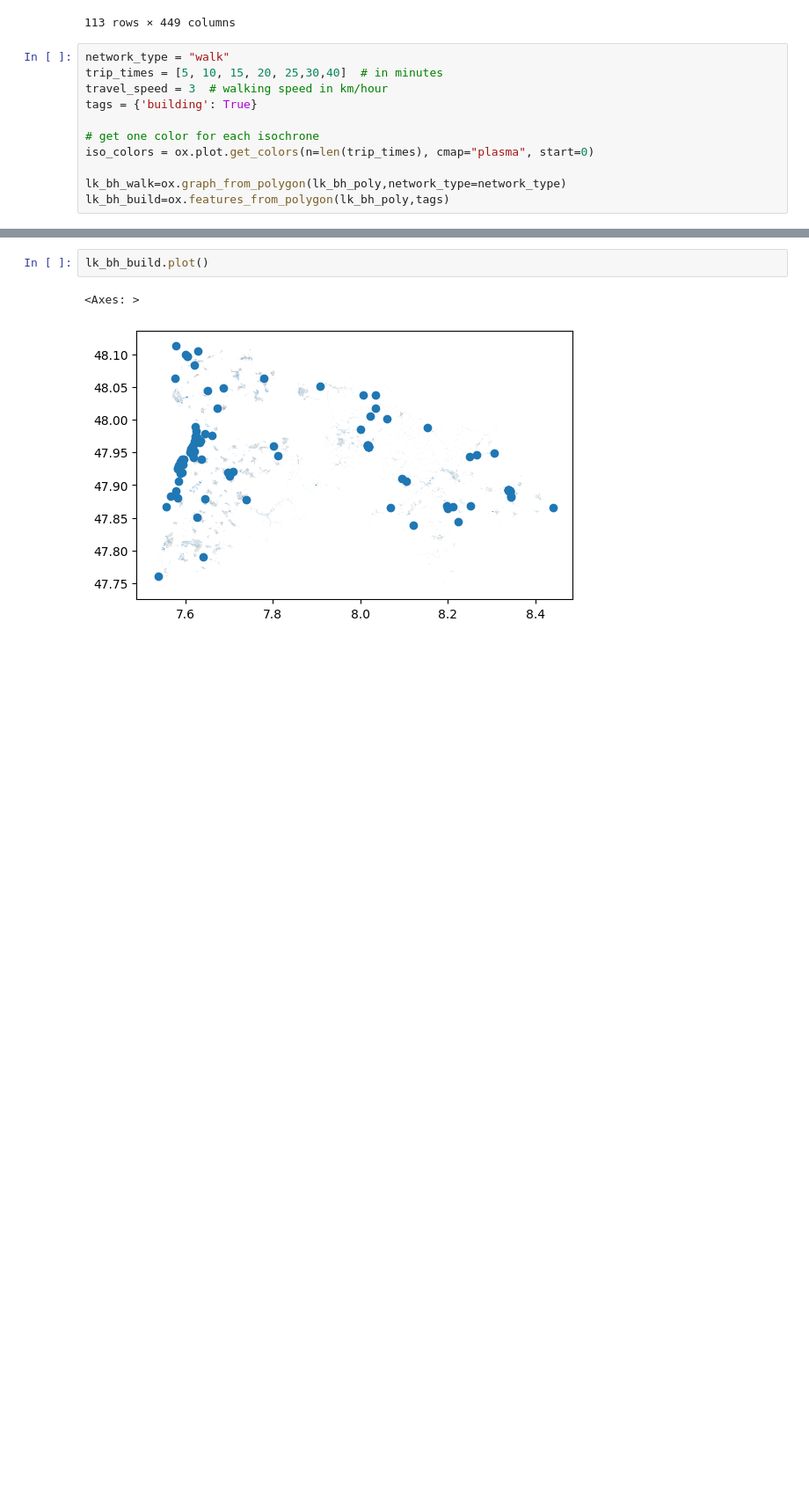
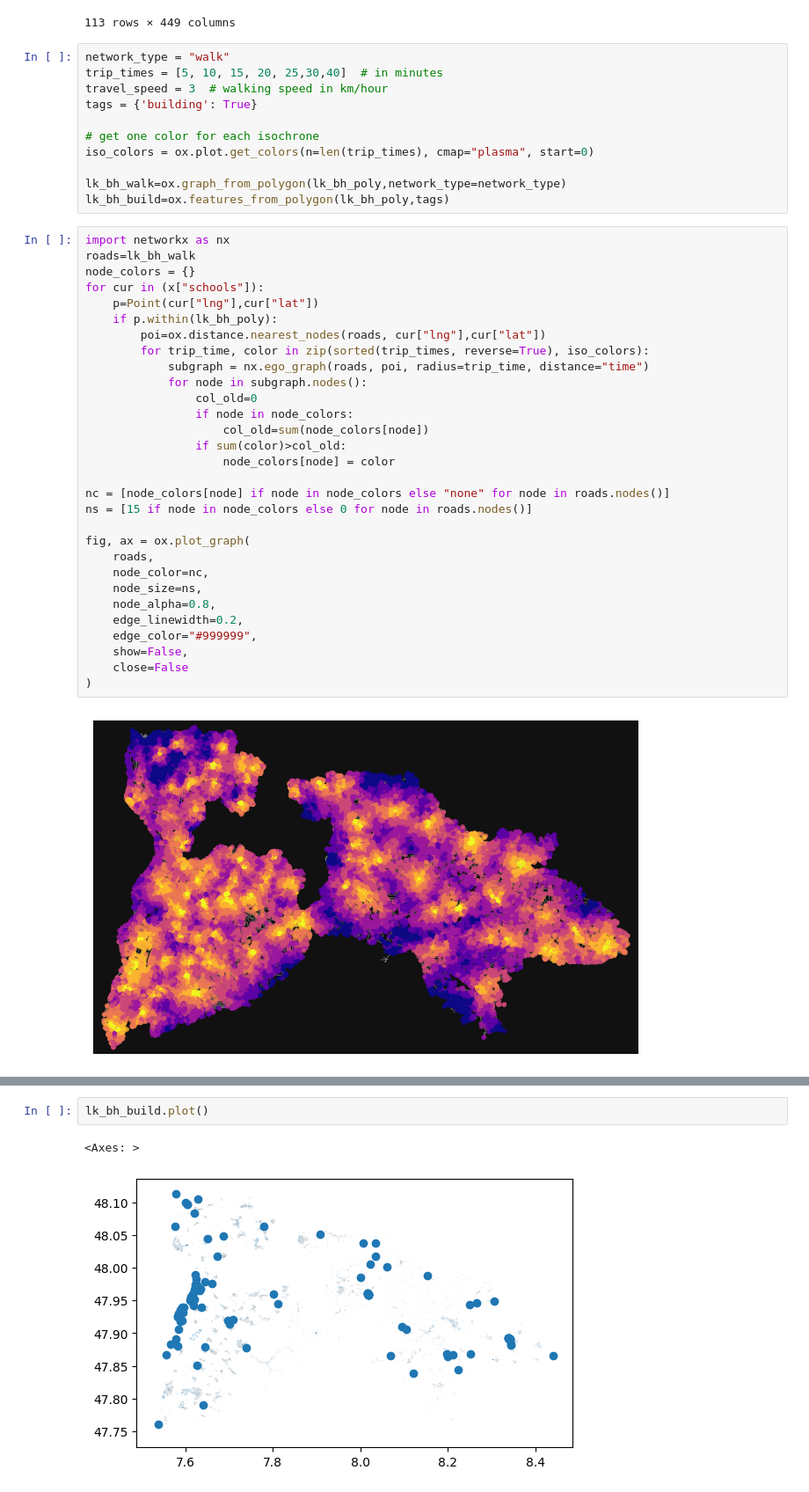
Before and after one commit to strubbi77/breisgauwind, a Jupyter notebook: LK_BH.ipynb, the cells around one changed output, grey strips where cells are left out. Shown at 88% size. Cells and saved outputs as stored; diff of their text form; blank space fills up the shorter version.

```diff
--- a/LK_BH.ipynb
+++ b/LK_BH.ipynb
@@ -93,6 +93,38 @@ iso_colors = ox.plot.get_colors(n=len(trip_times), cmap="plasma", start=0)
 
 lk_bh_walk=ox.graph_from_polygon(lk_bh_poly,network_type=network_type)
 lk_bh_build=ox.features_from_polygon(lk_bh_poly,tags)
+# %%
+import networkx as nx
+roads=lk_bh_walk
+node_colors = {}
+for cur in (x["schools"]):
+    p=Point(cur["lng"],cur["lat"])
+    if p.within(lk_bh_poly):
+        poi=ox.distance.nearest_nodes(roads, cur["lng"],cur["lat"])
+        for trip_time, color in zip(sorted(trip_times, reverse=True), iso_colors):
+            subgraph = nx.ego_graph(roads, poi, radius=trip_time, distance="time")
+            for node in subgraph.nodes():
+                col_old=0
+                if node in node_colors:
+                    col_old=sum(node_colors[node])
+                if sum(color)>col_old:
+                    node_colors[node] = color
+
+nc = [node_colors[node] if node in node_colors else "none" for node in roads.nodes()]
+ns = [15 if node in node_colors else 0 for node in roads.nodes()]
+
+fig, ax = ox.plot_graph(
+    roads,
+    node_color=nc,
+    node_size=ns,
+    node_alpha=0.8,
+    edge_linewidth=0.2,
+    edge_color="#999999",
+    show=False,
+    close=False
+)
+# %% [output]
+[figure, added]
 # %%
 import matplotlib.pyplot as plt
 import geopandas as gpd
```
Also changed, not shown: parts of 7 cells of this notebook, 1 other file.
